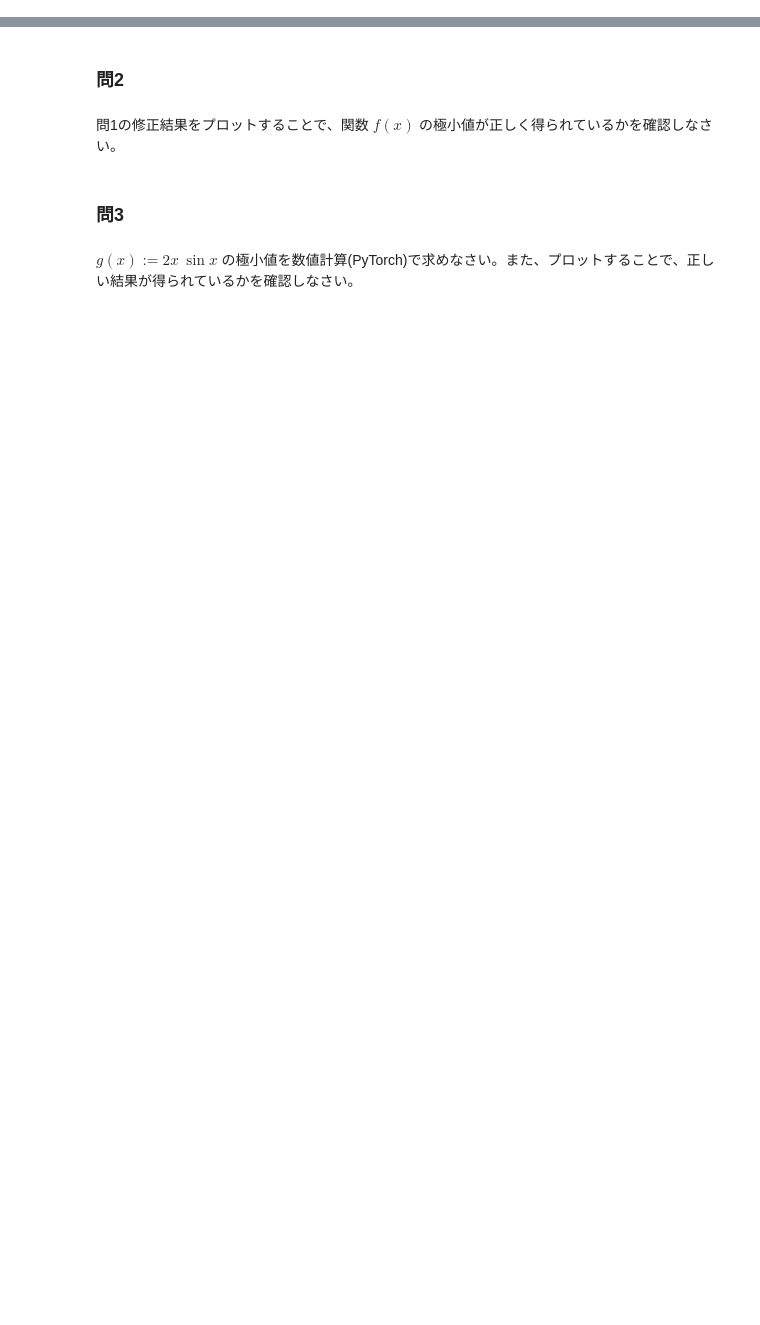
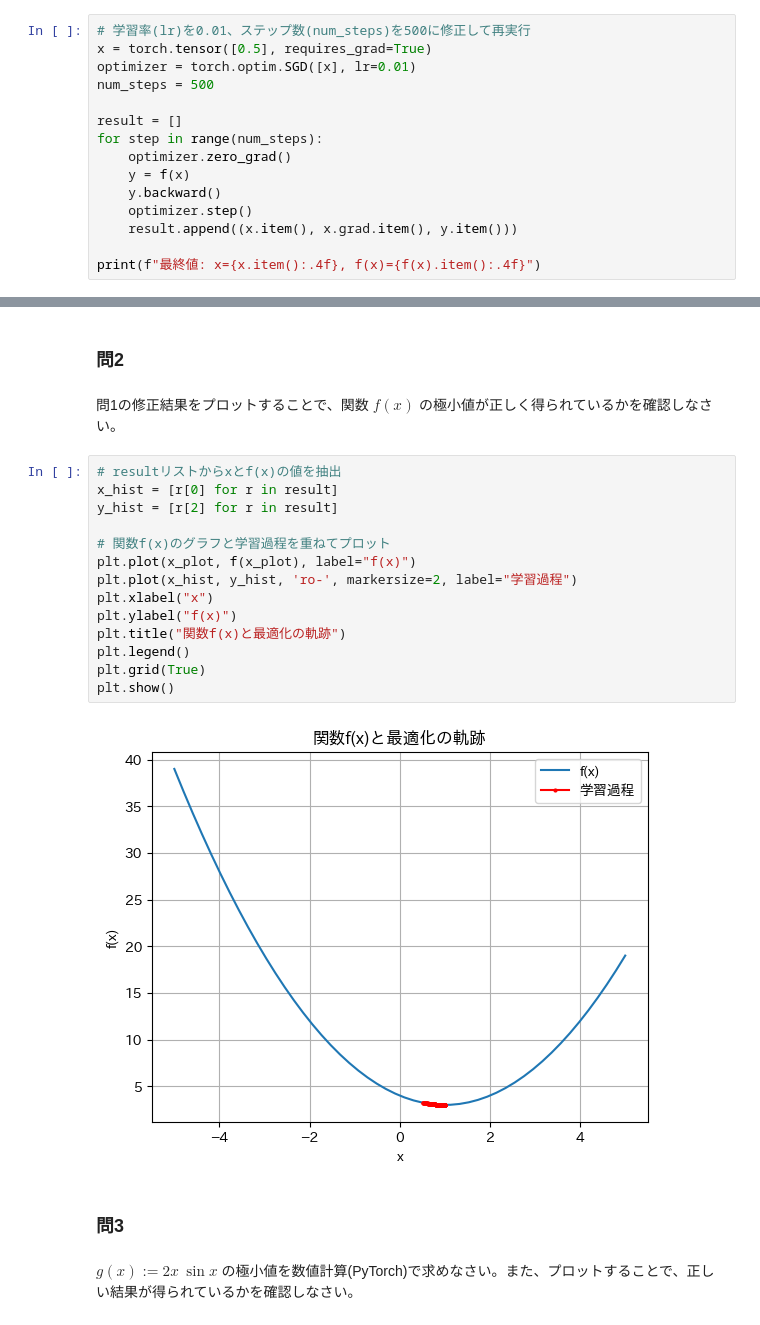
Before and after one commit to OrlyIdeate/deep-learning, a Jupyter notebook: spring_exercise_assignment.ipynb, the cells around one changed output, grey strips where cells are left out. Cells and saved outputs as stored; diff of their text form; blank space fills up the shorter version.

```diff
--- a/spring_exercise_assignment.ipynb
+++ b/spring_exercise_assignment.ipynb
@@ -950,3 +954,18 @@ for step in range(num_steps):
 ### 問1
 # %% [markdown]
 実装例で使用した Learning Rate とステップ数を、正しい極小値が得られるように修正しなさい。
+# %%
+# 学習率(lr)を0.01、ステップ数(num_steps)を500に修正して再実行
+x = torch.tensor([0.5], requires_grad=True)
+optimizer = torch.optim.SGD([x], lr=0.01)
+num_steps = 500
+
+result = []
+for step in range(num_steps):
+    optimizer.zero_grad()
+    y = f(x)
+    y.backward()
+    optimizer.step()
+    result.append((x.item(), x.grad.item(), y.item()))
+
+print(f"最終値: x={x.item():.4f}, f(x)={f(x).item():.4f}")
@@ -954,6 +975,22 @@ for step in range(num_steps):
 ### 問2
 # %% [markdown]
 問1の修正結果をプロットすることで、関数 $f(x)$ の極小値が正しく得られているかを確認しなさい。
+# %%
+# resultリストからxとf(x)の値を抽出
+x_hist = [r[0] for r in result]
+y_hist = [r[2] for r in result]
+
+# 関数f(x)のグラフと学習過程を重ねてプロット
+plt.plot(x_plot, f(x_plot), label="f(x)")
+plt.plot(x_hist, y_hist, 'ro-', markersize=2, label="学習過程")
+plt.xlabel("x")
+plt.ylabel("f(x)")
+plt.title("関数f(x)と最適化の軌跡")
+plt.legend()
+plt.grid(True)
+plt.show()
+# %% [output]
+[figure, added]
 # %% [markdown]
 ### 問3
 # %% [markdown]
```
Also changed, not shown: parts of 40 cells of this notebook.
